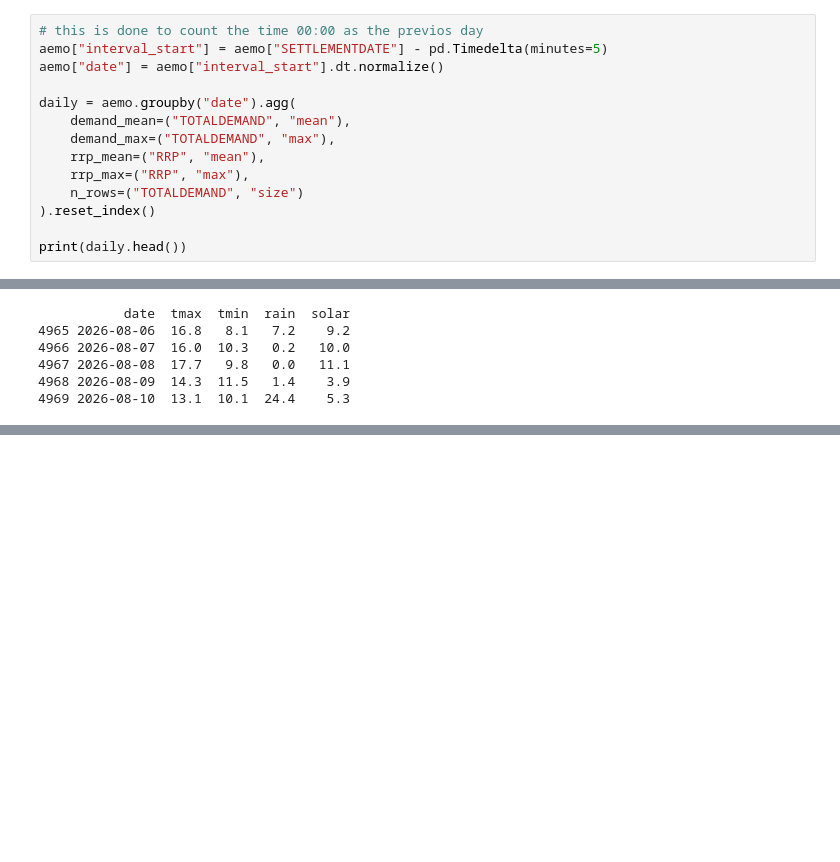
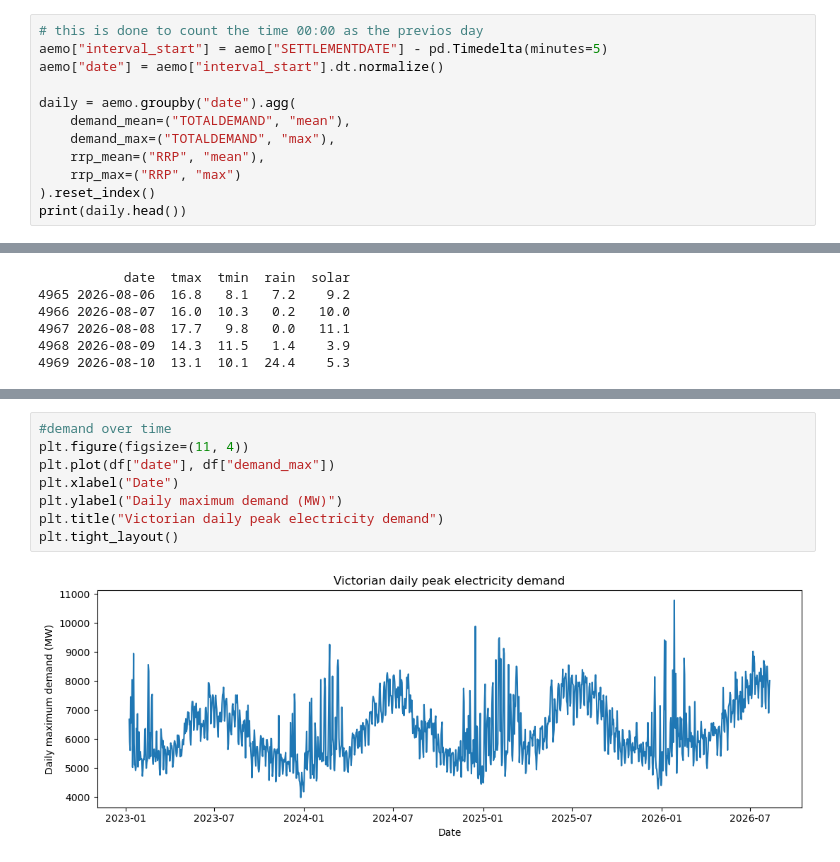
Before and after one commit to Nikhil-Jerome/Alinta-data-scientist, a Jupyter notebook: main.ipynb, the cells around one changed output, grey strips where cells are left out. Saved outputs shown, nothing was run; the diff lists cells and outputs as text; blank space fills up the shorter version.

```diff
--- a/main.ipynb
+++ b/main.ipynb
@@ -41,9 +54,7 @@ daily = aemo.groupby("date").agg(
     demand_mean=("TOTALDEMAND", "mean"),
     demand_max=("TOTALDEMAND", "max"),
     rrp_mean=("RRP", "mean"),
-    rrp_max=("RRP", "max"),
-    n_rows=("TOTALDEMAND", "size")
+    rrp_max=("RRP", "max")
 ).reset_index()
-
 print(daily.head())
 # %% [output]
@@ -116,0 +198,10 @@ dtype: int64
+# %%
+#demand over time
+plt.figure(figsize=(11, 4))
+plt.plot(df["date"], df["demand_max"])
+plt.xlabel("Date")
+plt.ylabel("Daily maximum demand (MW)")
+plt.title("Victorian daily peak electricity demand")
+plt.tight_layout()
+# %% [output]
+[figure, added]
```
Also changed, not shown: parts of 15 cells of this notebook.
